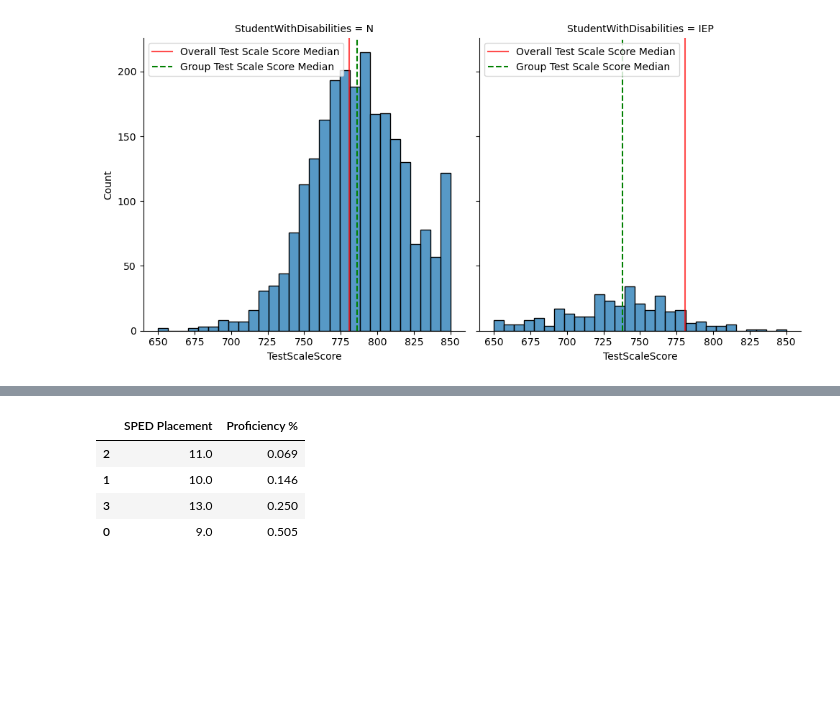
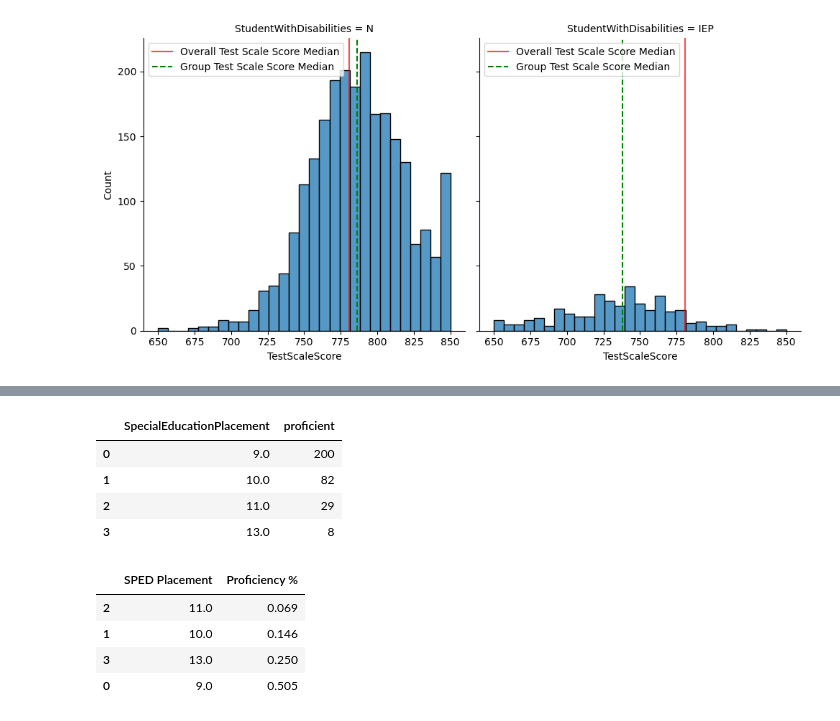
Before and after one commit to Scipio94/LEA-NJSLA-Spr-25-Analysis, a Jupyter notebook: NJSLA_Spr_25_ELA_Analysis_SPED.ipynb, the cells around one changed output, grey strips where cells are left out. Drawn from its saved outputs; the diff is of its cells as text; code cells hidden in the pictures; blank space fills up the shorter version.

```diff
--- a/NJSLA_Spr_25_ELA_Analysis_SPED.ipynb
+++ b/NJSLA_Spr_25_ELA_Analysis_SPED.ipynb
@@ -294,4 +294,12 @@ The median test scale score for General Education students in ELA is 786.0, a di
 The median test scale score for IEP students in ELA is 738.0, a difference of -43.0
+# %%
+df_ela[df_ela['StudentWithDisabilities']=='IEP'].groupby('SpecialEducationPlacement')['proficient'].count().reset_index()
+# %% [output]
+|  | SpecialEducationPlacement | proficient |
+| 0 | 9.0 | 200 |
+| 1 | 10.0 | 82 |
+| 2 | 11.0 | 29 |
+| 3 | 13.0 | 8 |
 # %%
 # creating dataframe for SPED placement
 sped_placement = df_ela[df_ela['StudentWithDisabilities']=='IEP'].groupby('SpecialEducationPlacement')['proficient'].mean().round(3).reset_index()
```
Also changed, not shown: parts of 2 cells of this notebook, 1 other file.
